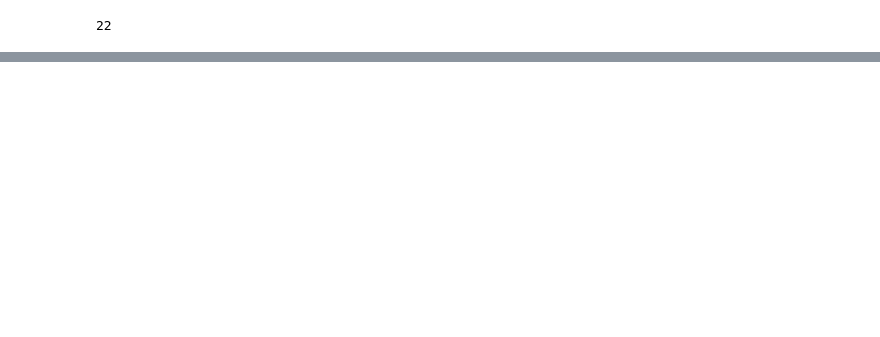
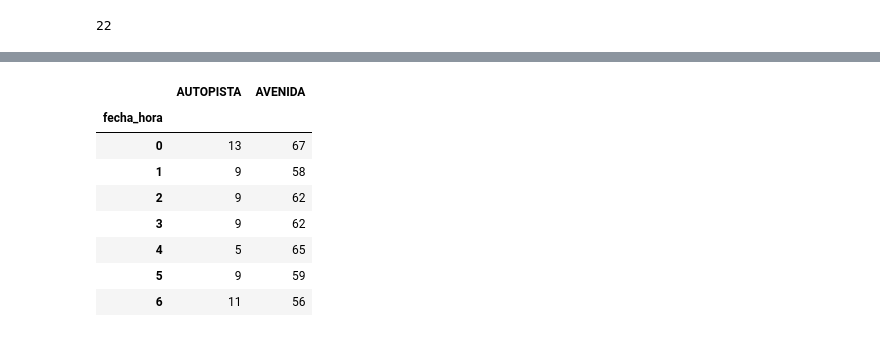
Before and after one commit to cypbk/pida-javier-bengolea, a Jupyter notebook: main.ipynb, the cells around one changed output, grey strips where cells are left out. Cells and saved outputs as stored; diff of their text form; code cells hidden in the pictures; blank space fills up the shorter version.

```diff
--- a/main.ipynb
+++ b/main.ipynb
@@ -1044,0 +1136,7 @@ fig.show()
+# %%
+import pandas as pd
+
+autopista_counts = data_hm.query("tipo_de_calle == 'AUTOPISTA'").groupby(data_hm['fecha_hora'].dt.day_of_week).count()['n_victimas']
+avenida_counts = data_hm.query("tipo_de_calle == 'AVENIDA'").groupby(data_hm['fecha_hora'].dt.day_of_week).count()['n_victimas']
+
+concatenated_counts = pd.concat([autopista_counts, avenida_counts], axis=1)
@@ -1044,0 +1188,12 @@ fig.show()
+# %%
+concatenated_counts
+# %% [output]
+|  | AUTOPISTA | AVENIDA |
+| fecha_hora |  |  |
+| 0 | 13 | 67 |
+| 1 | 9 | 58 |
+| 2 | 9 | 62 |
+| 3 | 9 | 62 |
+| 4 | 5 | 65 |
+| 5 | 9 | 59 |
+| 6 | 11 | 56 |
```
Also changed, not shown: parts of 48 cells of this notebook, 2 other files.
